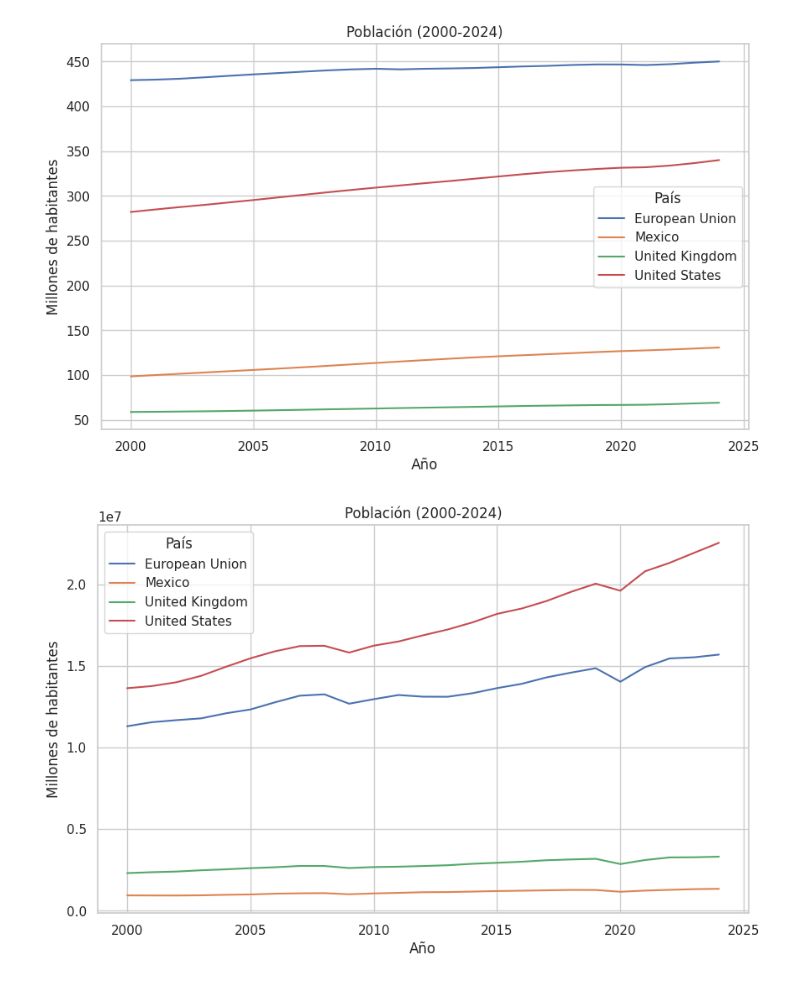
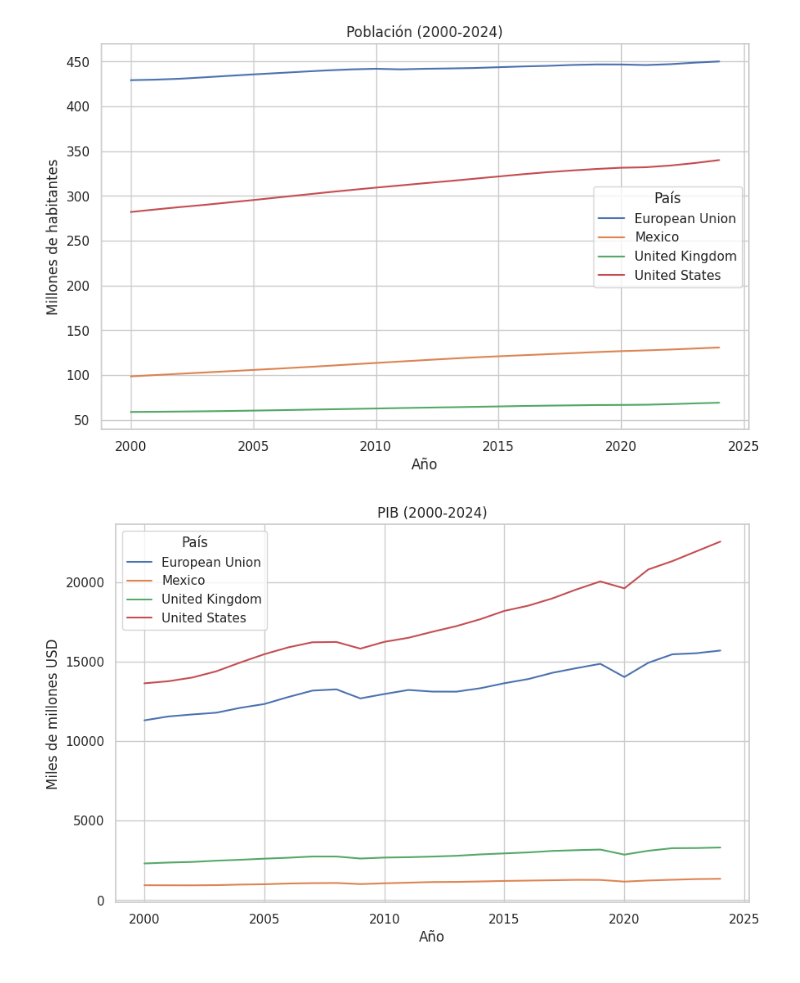
Before and after one commit to raulval9/PrimerPrueba, a Jupyter notebook: IndicadoresReinoUnido.ipynb, the cells around one changed output. Cells and saved outputs as stored; diff of their text form; code cells hidden in the pictures.

```diff
--- a/IndicadoresReinoUnido.ipynb
+++ b/IndicadoresReinoUnido.ipynb
@@ -58,29 +58,29 @@ plt.show()
 # %% [output]
 [figure]
 # %%
-## Consulta de informacion de poblacion y grafico
-# Indicador de población total
+## Consulta de informacion de "PIB constante US$"
+# Indicador de PIB
 indicator = "NY.GDP.MKTP.KD"
 
 # Descargar datos de los últimos 25 años
 data = wb.get_series(indicator, country=countries, date="2000:2025")
 
 # Reorganizar en un DataFrame
 df = data.unstack(level=0)  # columnas = países, filas = años
 df.index = df.index.droplevel("Series")
 
 # Graficar
-df_millions = df / 1e6
+df_millions = df / 1e9
 
 df_millions.plot(figsize=(10,6))
 
-plt.title("Población (2000-2024)")
-plt.ylabel("Millones de habitantes")  # 🔧 cambio aquí
+plt.title("PIB (2000-2024)")
+plt.ylabel("Miles de millones USD")  # 🔧 cambio aquí
 plt.xlabel("Año")
 plt.legend(title="País")
 plt.grid(True)
 
 plt.show()
 # %% [output]
-[figure, old version]
+[figure, new version]
 # %%
```
Also changed, not shown: parts of 17 cells of this notebook.
